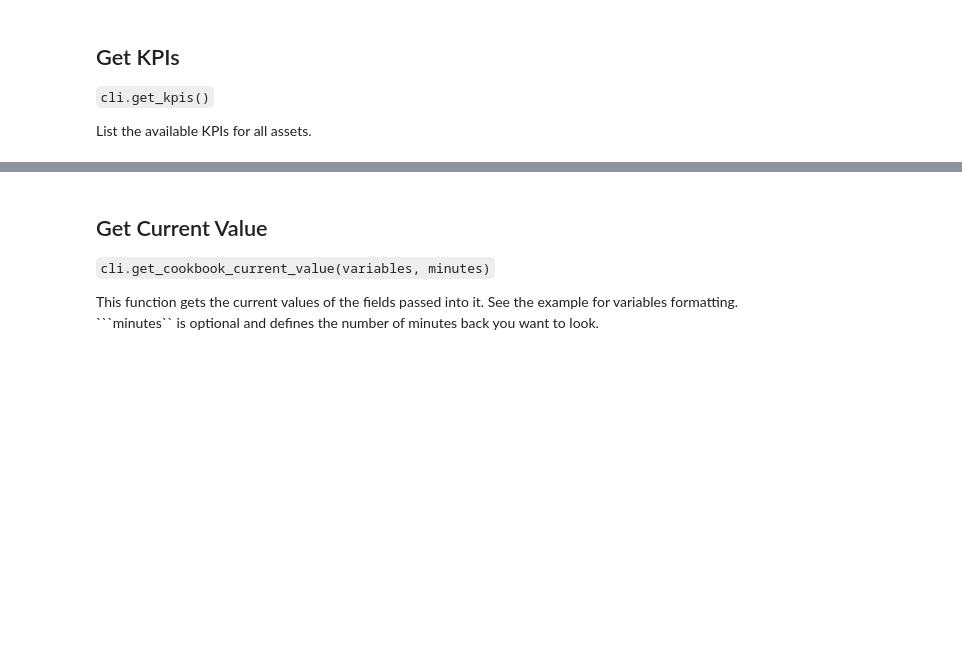
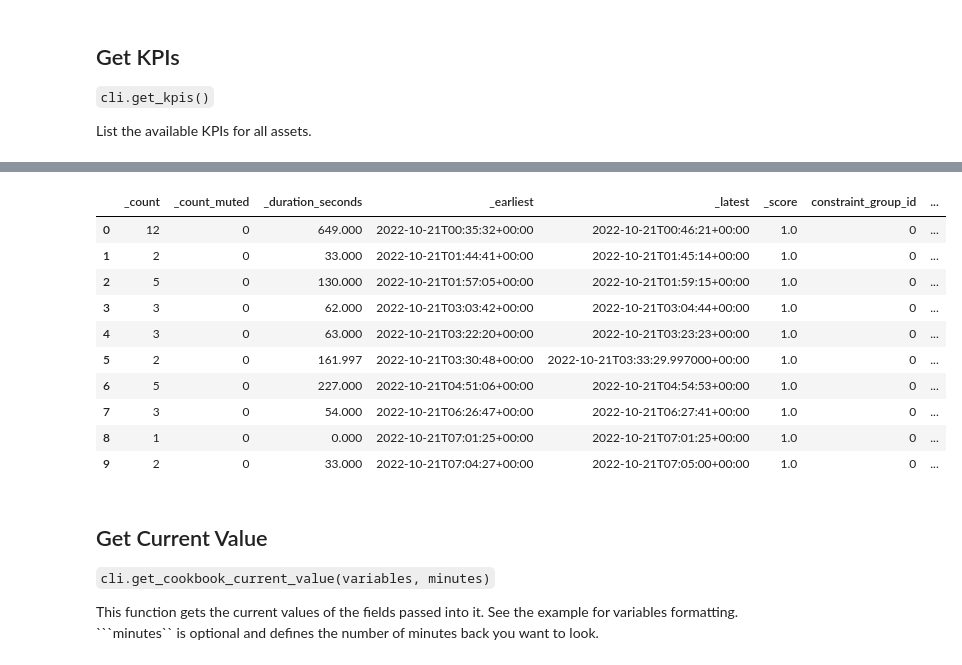
Before and after one commit to sightmachine/sightmachine-sdk, a Jupyter notebook: examples/KPI and Cookbook Examples.ipynb, the cells around one changed output, grey strips where cells are left out. Saved outputs shown, nothing was run; the diff lists cells and outputs as text; code cells hidden in the pictures; blank space fills up the shorter version.

```diff
--- a/examples/KPI and Cookbook Examples.ipynb
+++ b/examples/KPI and Cookbook Examples.ipynb
@@ -94,0 +155,17 @@ list(cookbooks[0].keys())
+# %%
+# set a specific cookbook and recipe group (product) for the examples below
+cookbook = cookbooks[6]
+recipe_group_idx = 0
+# %%
+# example: list levers, constraints, and outcomes for a cookbook
+print("Outcomes:")
+for i in cookbook["recipe_groups"][recipe_group_idx]["outcomes"]:
+    print(i["field"]["fieldName"], "- weight:", i["weight"])
+print()
+print("Levers:")
+for i in cookbook["recipe_groups"][recipe_group_idx]["levers"]:
+    print(i["fieldName"])
+print()
+print("Constraints:")
+for i in cookbook["recipe_groups"][recipe_group_idx]["constraints"]:
+    print(i["field"]["fieldName"])
@@ -102,0 +202,8 @@ This function returns the top runs for the selected recipe group (product). Set
+# %%
+# TODO make a new cookbook with constraints and use that instead
+cookbook = cookbooks[0]
+recipe_group_ids = [i["id"] for i in cookbook["recipe_groups"]]
+
+recipe_group_idx = 0
+runs = cli.get_cookbook_top_results(recipe_group_ids[recipe_group_idx], 10)["runs"]
+runs
@@ -103,3 +228,20 @@ This function returns the top runs for the selected recipe group (product). Set
+# %%
+# example: make a runs table
+pd.DataFrame(runs)
+
+# prune this table down to get run-wise stats that could be graphed
+# %% [output]
+|  | _count | _count_muted | _duration_seconds | _earliest | _latest | _score | constraint_group_id | ... |
+| 0 | 12 | 0 | 649.000 | 2022-10-21T00:35:32+00:00 | 2022-10-21T00:46:21+00:00 | 1.0 | 0 | ... |
+| 1 | 2 | 0 | 33.000 | 2022-10-21T01:44:41+00:00 | 2022-10-21T01:45:14+00:00 | 1.0 | 0 | ... |
+| 2 | 5 | 0 | 130.000 | 2022-10-21T01:57:05+00:00 | 2022-10-21T01:59:15+00:00 | 1.0 | 0 | ... |
+| 3 | 3 | 0 | 62.000 | 2022-10-21T03:03:42+00:00 | 2022-10-21T03:04:44+00:00 | 1.0 | 0 | ... |
+| 4 | 3 | 0 | 63.000 | 2022-10-21T03:22:20+00:00 | 2022-10-21T03:23:23+00:00 | 1.0 | 0 | ... |
+| 5 | 2 | 0 | 161.997 | 2022-10-21T03:30:48+00:00 | 2022-10-21T03:33:29.997000+00:00 | 1.0 | 0 | ... |
+| 6 | 5 | 0 | 227.000 | 2022-10-21T04:51:06+00:00 | 2022-10-21T04:54:53+00:00 | 1.0 | 0 | ... |
+| 7 | 3 | 0 | 54.000 | 2022-10-21T06:26:47+00:00 | 2022-10-21T06:27:41+00:00 | 1.0 | 0 | ... |
+| 8 | 1 | 0 | 0.000 | 2022-10-21T07:01:25+00:00 | 2022-10-21T07:01:25+00:00 | 1.0 | 0 | ... |
+| 9 | 2 | 0 | 33.000 | 2022-10-21T07:04:27+00:00 | 2022-10-21T07:05:00+00:00 | 1.0 | 0 | ... |
 # %% [markdown]
 ## Get Current Value
 
```
Also changed, not shown: parts of 25 cells of this notebook.
